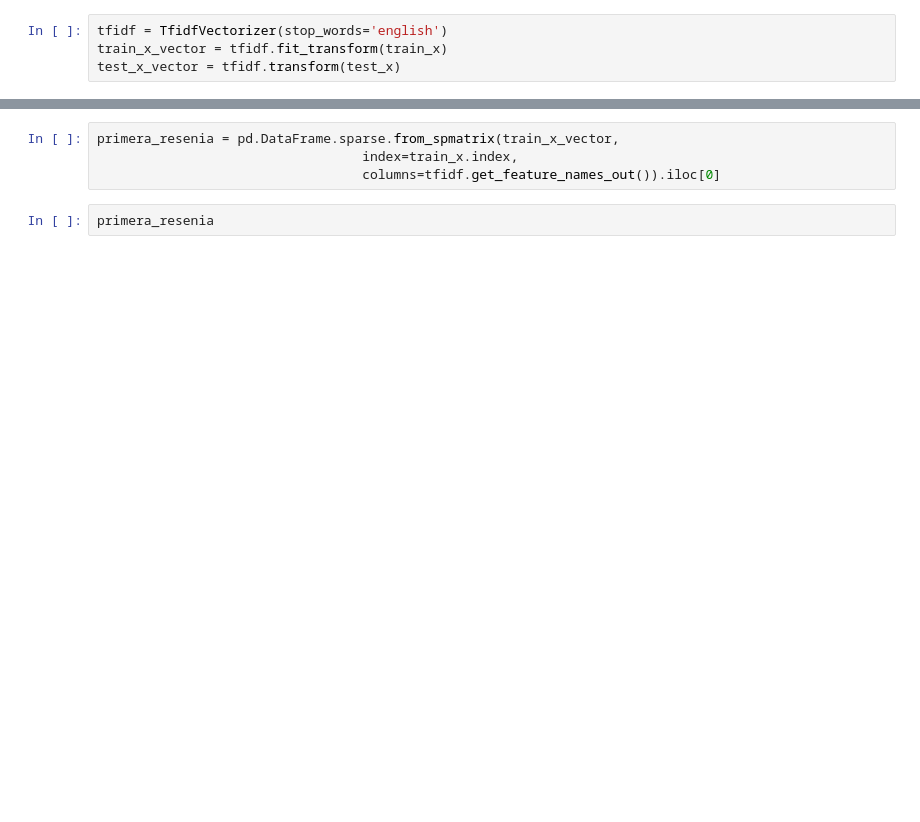
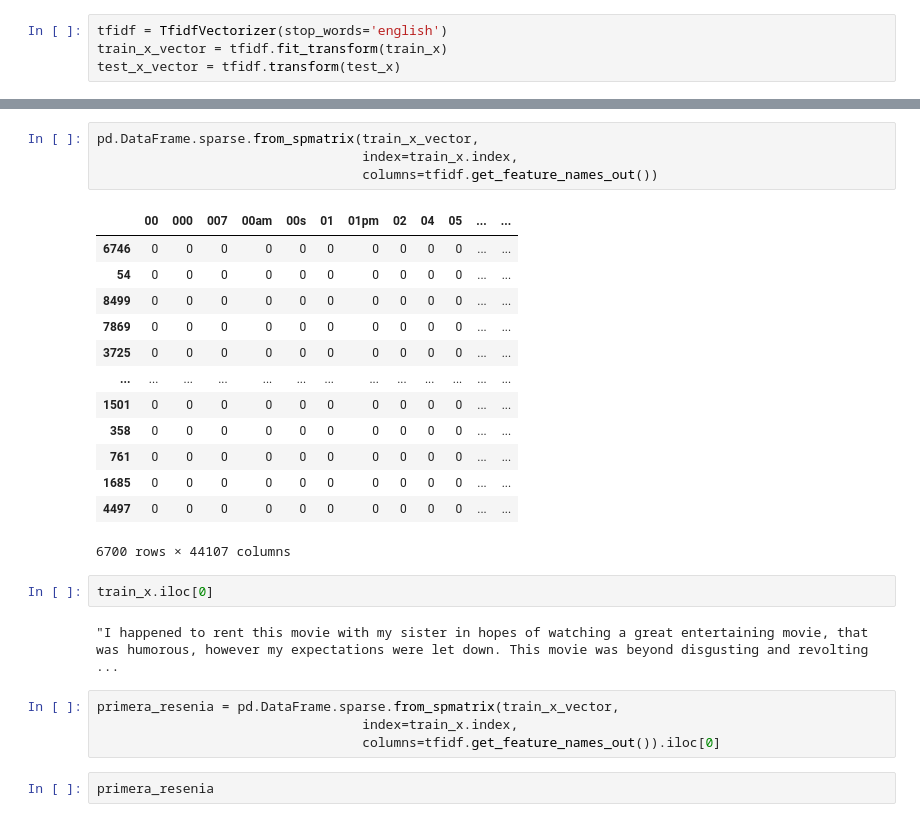
Before and after one commit to KyleVelazquez/analisis_de_sentimientos, a Jupyter notebook: 1_analisis_sentimiento.ipynb, the cells around one changed output, grey strips where cells are left out. Drawn from its saved outputs; the diff is of its cells as text; blank space fills up the shorter version.

```diff
--- a/1_analisis_sentimiento.ipynb
+++ b/1_analisis_sentimiento.ipynb
@@ -39,3 +79,25 @@ type(train_x_vector)
+# %%
+pd.DataFrame.sparse.from_spmatrix(train_x_vector,
+                                  index=train_x.index,
+                                  columns=tfidf.get_feature_names_out())
+# %% [output]
+|  | 00 | 000 | 007 | 00am | 00s | 01 | 01pm | 02 | 04 | 05 | ... | ... |
+| 6746 | 0 | 0 | 0 | 0 | 0 | 0 | 0 | 0 | 0 | 0 | ... | ... |
+| 54 | 0 | 0 | 0 | 0 | 0 | 0 | 0 | 0 | 0 | 0 | ... | ... |
+| 8499 | 0 | 0 | 0 | 0 | 0 | 0 | 0 | 0 | 0 | 0 | ... | ... |
+| 7869 | 0 | 0 | 0 | 0 | 0 | 0 | 0 | 0 | 0 | 0 | ... | ... |
+| 3725 | 0 | 0 | 0 | 0 | 0 | 0 | 0 | 0 | 0 | 0 | ... | ... |
+| ... | ... | ... | ... | ... | ... | ... | ... | ... | ... | ... | ... | ... |
+| 1501 | 0 | 0 | 0 | 0 | 0 | 0 | 0 | 0 | 0 | 0 | ... | ... |
+| 358 | 0 | 0 | 0 | 0 | 0 | 0 | 0 | 0 | 0 | 0 | ... | ... |
+| 761 | 0 | 0 | 0 | 0 | 0 | 0 | 0 | 0 | 0 | 0 | ... | ... |
+| 1685 | 0 | 0 | 0 | 0 | 0 | 0 | 0 | 0 | 0 | 0 | ... | ... |
+| 4497 | 0 | 0 | 0 | 0 | 0 | 0 | 0 | 0 | 0 | 0 | ... | ... |
+6700 rows × 44107 columns
+# %%
+train_x.iloc[0]
+# %% [output]
+"I happened to rent this movie with my sister in hopes of watching a great entertaining movie, that was humorous, however my expectations were let down. This movie was beyond disgusting and revolting  ...
 # %%
 primera_resenia = pd.DataFrame.sparse.from_spmatrix(train_x_vector,
                                   index=train_x.index,
```
Also changed, not shown: parts of 20 cells of this notebook.
